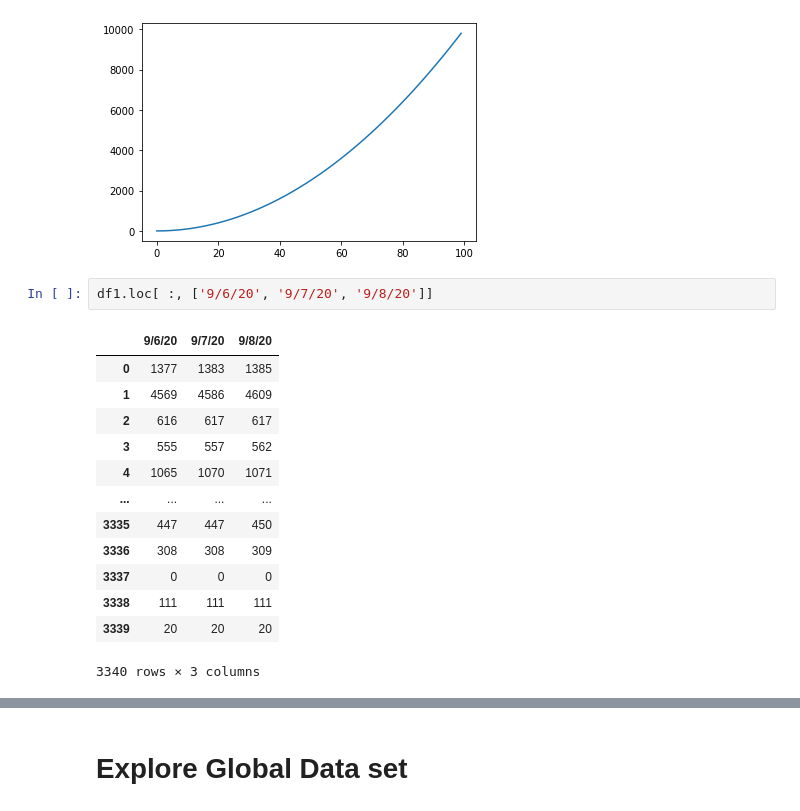
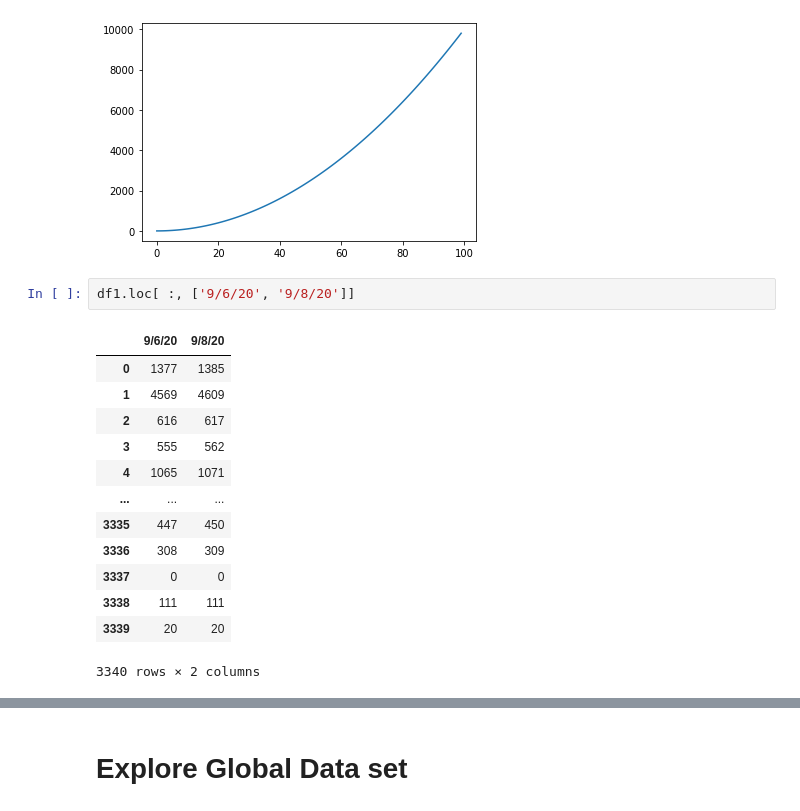
Before and after one commit to hongqin/Python-CoLab-bootcamp, a Jupyter notebook: PD_demo_jhu_covid19.ipynb, the cells around one changed output, grey strips where cells are left out. Saved outputs shown, nothing was run; the diff lists cells and outputs as text.

```diff
--- a/PD_demo_jhu_covid19.ipynb
+++ b/PD_demo_jhu_covid19.ipynb
@@ -200,19 +218,19 @@ pyplot.plot(x, y)
 [<matplotlib.lines.Line2D at 0x...>]
 [figure]
 # %%
-df1.loc[ :, ['9/6/20', '9/7/20', '9/8/20']]
+df1.loc[ :, ['9/6/20', '9/8/20']]
 # %% [output]
-|  | 9/6/20 | 9/7/20 | 9/8/20 |
-| 0 | 1377 | 1383 | 1385 |
-| 1 | 4569 | 4586 | 4609 |
-| 2 | 616 | 617 | 617 |
-| 3 | 555 | 557 | 562 |
-| 4 | 1065 | 1070 | 1071 |
-| ... | ... | ... | ... |
-| 3335 | 447 | 447 | 450 |
-| 3336 | 308 | 308 | 309 |
-| 3337 | 0 | 0 | 0 |
-| 3338 | 111 | 111 | 111 |
-| 3339 | 20 | 20 | 20 |
+|  | 9/6/20 | 9/8/20 |
+| 0 | 1377 | 1385 |
+| 1 | 4569 | 4609 |
+| 2 | 616 | 617 |
+| 3 | 555 | 562 |
+| 4 | 1065 | 1071 |
+| ... | ... | ... |
+| 3335 | 447 | 450 |
+| 3336 | 308 | 309 |
+| 3337 | 0 | 0 |
+| 3338 | 111 | 111 |
+| 3339 | 20 | 20 |
-3340 rows × 3 columns
+3340 rows × 2 columns
 # %%
```
Also changed, not shown: parts of 7 cells of this notebook.
